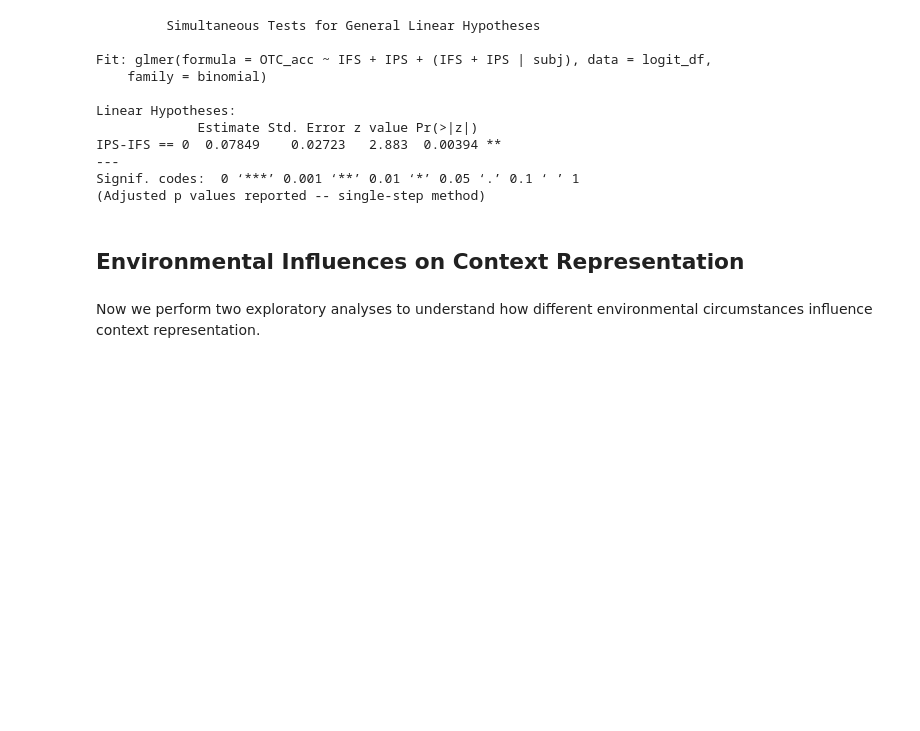
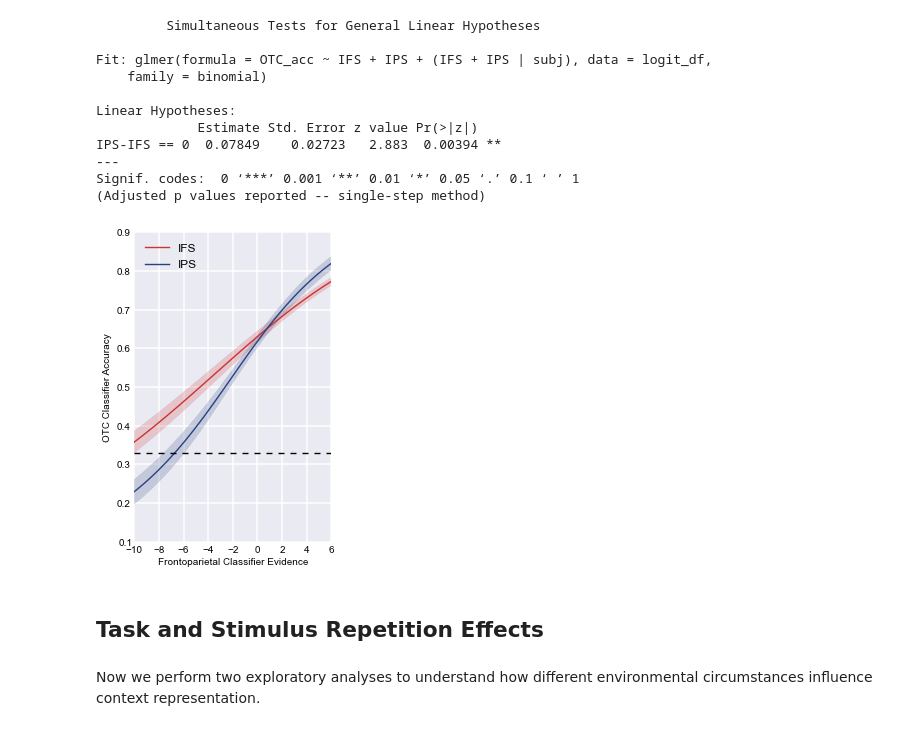
Before and after one commit to WagnerLabPapers/Waskom_JNeurosci_2014, a Jupyter notebook: Main_Analysis.ipynb, the cells around one changed output. Saved outputs shown, nothing was run; the diff lists cells and outputs as text; code cells hidden in the pictures; blank space fills up the shorter version.

Commit message:
Adding frontoparietal - OTC logistic model figure

```diff
--- a/Main_Analysis.ipynb
+++ b/Main_Analysis.ipynb
@@ -141,13 +142,11 @@ def dksort_decode(rois, rule):
     """Do the all the main decoding steps across sets of ROIs."""
 
     # Set up the DataFrames to hold the persisent outputs
-    roi_tuples = list(itertools.product(rois, subjects))
-    roi_index = pd.MultiIndex.from_tuples(roi_tuples, names=["ROI", "subj"])
+    roi_index = moss.product_index([rois, subjects], ["ROI", "subj"])
     columns = pd.Series(timepoints, name="timepoints")
     accs = pd.DataFrame(index=roi_index, columns=columns, dtype=float)
 
-    null_tuples = list(itertools.product(subjects, arange(n_shuffle)))
-    null_index = pd.MultiIndex.from_tuples(null_tuples, names=["subj", "iter"])
+    null_index = moss.product_index([subjects, np.arange(n_shuffle)], ["subj", "iter"])
     null = pd.DataFrame(index=null_index, columns=pd.Series(rois, name="ROI"), dtype=float)
 
     peak_df = pd.DataFrame(index=subjects, columns=pd.Series(rois, name="ROI"))
@@ -176,8 +175,7 @@ def dksort_decode(rois, rule):
     ttest["max_tp"] = t_df.groupby(level="ROI").t.apply(lambda x: x.idxmax()[0])
 
     # From the null distribution, find the percentile corresponding to the observed score
-    signif_tuples = list(itertools.product(["time", "omni"], subjects))
-    signif_index = pd.MultiIndex.from_tuples(signif_tuples, names=["correction", "subj"])
+    signif_index = moss.product_index([["time", "omni"], subjects], ["correction", "subj"])
     signif = pd.DataFrame(index=signif_index, columns=rois, dtype=float)
     for roi, roi_accs in accs.max(axis=1).groupby(level="ROI"):
         for subj, score in roi_accs.groupby(level="subj"):
@@ -1102,8 +1100,7 @@ dksort_timecourse_figure(net_dimension, (.3, .7, 5), "posterior_main")
 # %% [markdown]
 We are interested in dissociating the information within this network. First we inquire about its spatial resolution. We do so by computing the first-order spatial autocorrelation on the maps of learned coefficients. Basically, what happens is that you extract the coefficients and put them in the native image space. Then, shift the map one voxel along each axis and compute the correlation with itself (ignoring the voxels that get pushed outside of the mask). Because there are Dimension rules, the Logistic Regression model actually has three binary models with associated weights. So we end up with correlation value for each axis/model, which we average to obtain a score for each subject and ROI.
 # %%
-roi_tuples = list(itertools.product(net_rois, subjects))
-roi_index = pd.MultiIndex.from_tuples(roi_tuples, names=["roi", "subj"])
+roi_index = moss.product_index([net_rois, subjects], ["roi", "subj"])
 ar1s = pd.Series(index=roi_index, name="ar1", dtype=float)
 shifters = [(0, 0, 1), (0, 1, 0), (1, 0, 0)]
 
@@ -1192,8 +1189,7 @@ For a potentially more precise test, we are going to use cubic spline interpolat
 # %%
 up_timepoints = up_timepoints = np.linspace(-2, 9.5, 24)
 dv["up_timepoints"] = up_timepoints
-roi_tuples = list(itertools.product(net_rois, subjects))
-roi_index = pd.MultiIndex.from_tuples(roi_tuples, names=["ROI", "subj"])
+roi_index = moss.product_index([net_rois, subjects], ["ROI", "subj"])
 columns = pd.Series(up_timepoints, name="timepoints")
 up_accs = pd.DataFrame(index=roi_index, columns=columns, dtype=float)
 up_hrf_info = pd.DataFrame(index=roi_index, columns=["peak", "r2"], dtype=float)
@@ -1386,8 +1382,35 @@ IPS-IFS == 0  0.07849    0.02723   2.883  0.00394 **
 ---
 Signif. codes:  0 ‘***’ 0.001 ‘**’ 0.01 ‘*’ 0.05 ‘.’ 0.1 ‘ ’ 1
 (Adjusted p values reported -- single-step method)
-# %% [markdown]
-## Environmental Influences on Context Representation
+# %%
+xx = linspace(-10, 6, 100)
+x_pred = sm.add_constant(xx, prepend=True)
+rois = ["IFS", "IPS"]
+models = {roi: empty((subjects.size, xx.size)) for roi in rois}
+
+for i, subj in enumerate(subjects):
+    df = logit_df[logit_df.subj == subj]
+    y_ = df.OTC_acc
+    for roi in rois:
+        x_fit = sm.add_constant(df[roi].values, prepend=True)
+        fit = sm.GLM(y_, x_fit, family=sm.families.Binomial()).fit()
+        models[roi][i] = fit.predict(x_pred)
+# %%
+f, ax = subplots(1, 1, figsize=(3.5, 5))
+for roi in rois:
+    color = roi_colors[roi]
+    sns.tsplot(xx, models[roi], color=color, label=roi, ax=ax)
+ax.set_xlim(-10, 6)
+ax.axhline(.33, c="k", ls="--")
+ax.set_xlabel("Frontoparietal Classifier Evidence")
+ax.set_ylabel("OTC Classifier Accuracy")
+ax.legend(loc="best")
+tight_layout()
+save_figure(f, "top_down_logistic_curves")
+# %% [output]
+[figure, added]
+# %% [markdown]
+## Task and Stimulus Repetition Effects
 # %% [markdown]
 Now we perform two exploratory analyses to understand how different environmental circumstances influence context representation.
 # %% [markdown]
```
Also changed, not shown: parts of 6 cells of this notebook, 1 other file.
